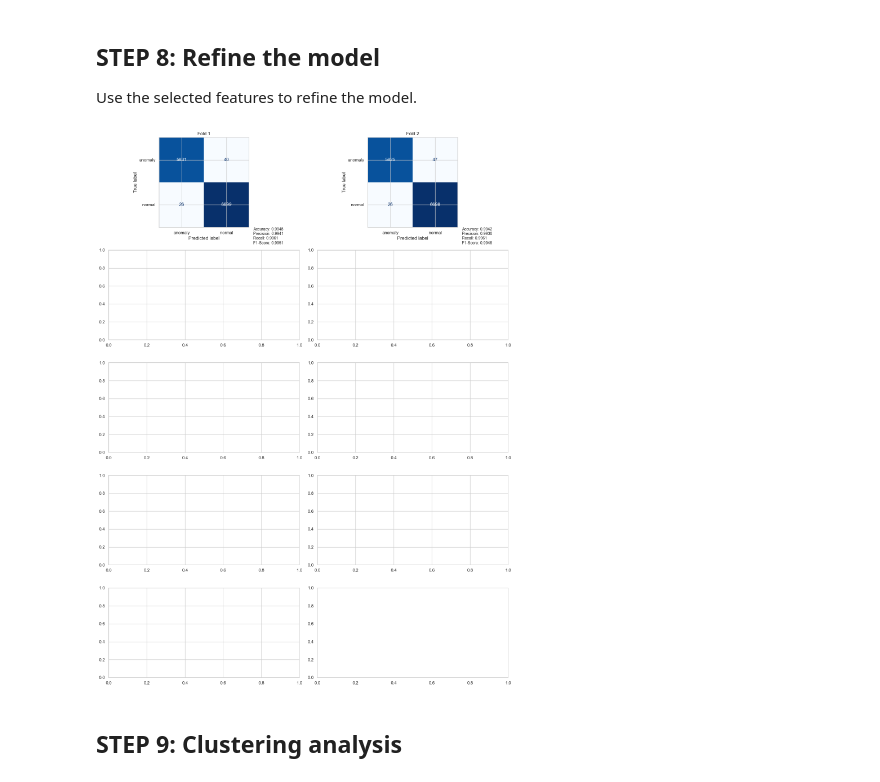
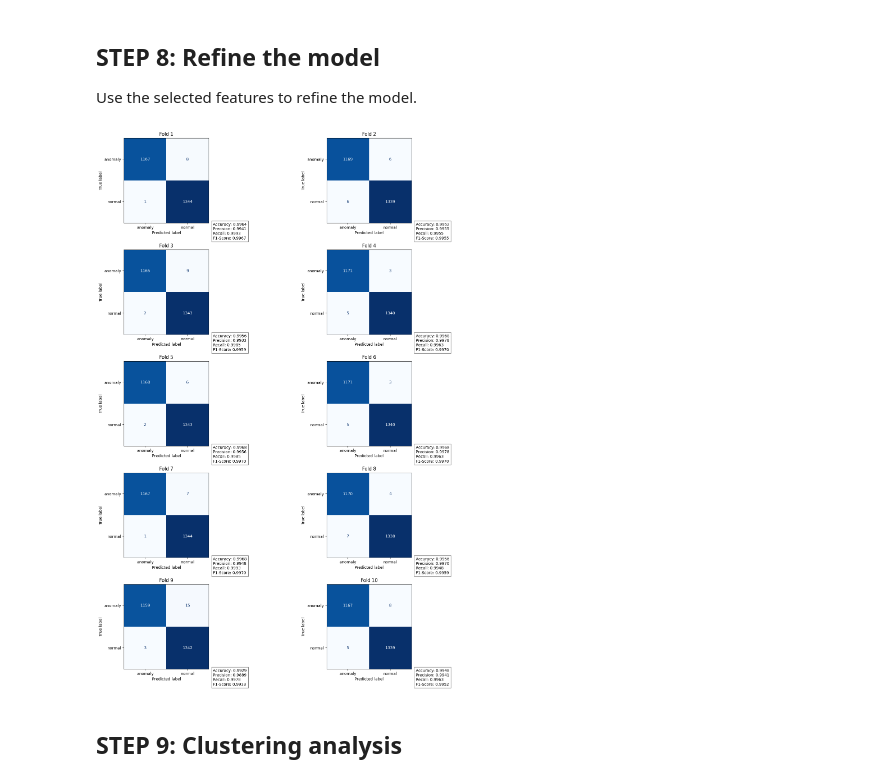
Before and after one commit to adibML007/cysec-data-analytics-deep-dive, a Jupyter notebook: notebook.ipynb, the cells around one changed output. Cells and saved outputs as stored; diff of their text form; code cells hidden in the pictures.

Commit message:
created figures 1

```diff
--- a/notebook.ipynb
+++ b/notebook.ipynb
@@ -192,7 +213,7 @@ n = 0
 X_top_features = X[list(top_feature_names)]
 
 # Use StratifiedKFold for cross-validation with the top 10 features
-kfold = StratifiedKFold(n_splits=2, shuffle=True, random_state=42)
+kfold = StratifiedKFold(n_splits=10, shuffle=True, random_state=42)
 models = ['RandomForestClassifier', RandomForestClassifier()]
 
 # Create a figure with 10 subplots
@@ -207,34 +228,34 @@ for train_index, test_index in kfold.split(X_top_features, y):
     # Fit the model
     model.fit(X_train, y_train)
 
     # Predict on the test set
     y_pred = model.predict(X_test)
 
     # Compute confusion matrix
     cm = confusion_matrix(y_test, y_pred, labels=model.classes_)
 
     # Plot confusion matrix in the corresponding subplot
     disp = ConfusionMatrixDisplay(confusion_matrix=cm, display_labels=model.classes_)
     disp.plot(cmap=plt.cm.Blues, ax=axes[n], colorbar=False)
     axes[n].set_title(f'Fold {n + 1}')
 
     # Calculate metrics
     accuracy = (cm[0, 0] + cm[1, 1]) / cm.sum()
     precision = cm[1, 1] / (cm[1, 1] + cm[0, 1]) if (cm[1, 1] + cm[0, 1]) > 0 else 0
     recall = cm[1, 1] / (cm[1, 1] + cm[1, 0]) if (cm[1, 1] + cm[1, 0]) > 0 else 0
     f1_score = 2 * (precision * recall) / (precision + recall) if (precision + recall) > 0 else 0
 
     # Display metrics on the subplot
     axes[n].text(1.05, -0.1, f'Accuracy: {accuracy:.4f}\nPrecision: {precision:.4f}\nRecall: {recall:.4f}\nF1-Score: {f1_score:.4f}',
                  ha='left', va='center', transform=axes[n].transAxes, fontsize=10, bbox=dict(facecolor='white', alpha=0.5))
     plt.grid(False)
     n += 1
 
 # Adjust layout
 plt.tight_layout()
 plt.show()
 # %% [output]
-[figure, old version]
+[figure, new version]
 # %% [markdown]
 ## STEP 9: Clustering analysis
 # %%
```
Also changed, not shown: parts of 8 cells of this notebook, 4 other files.
